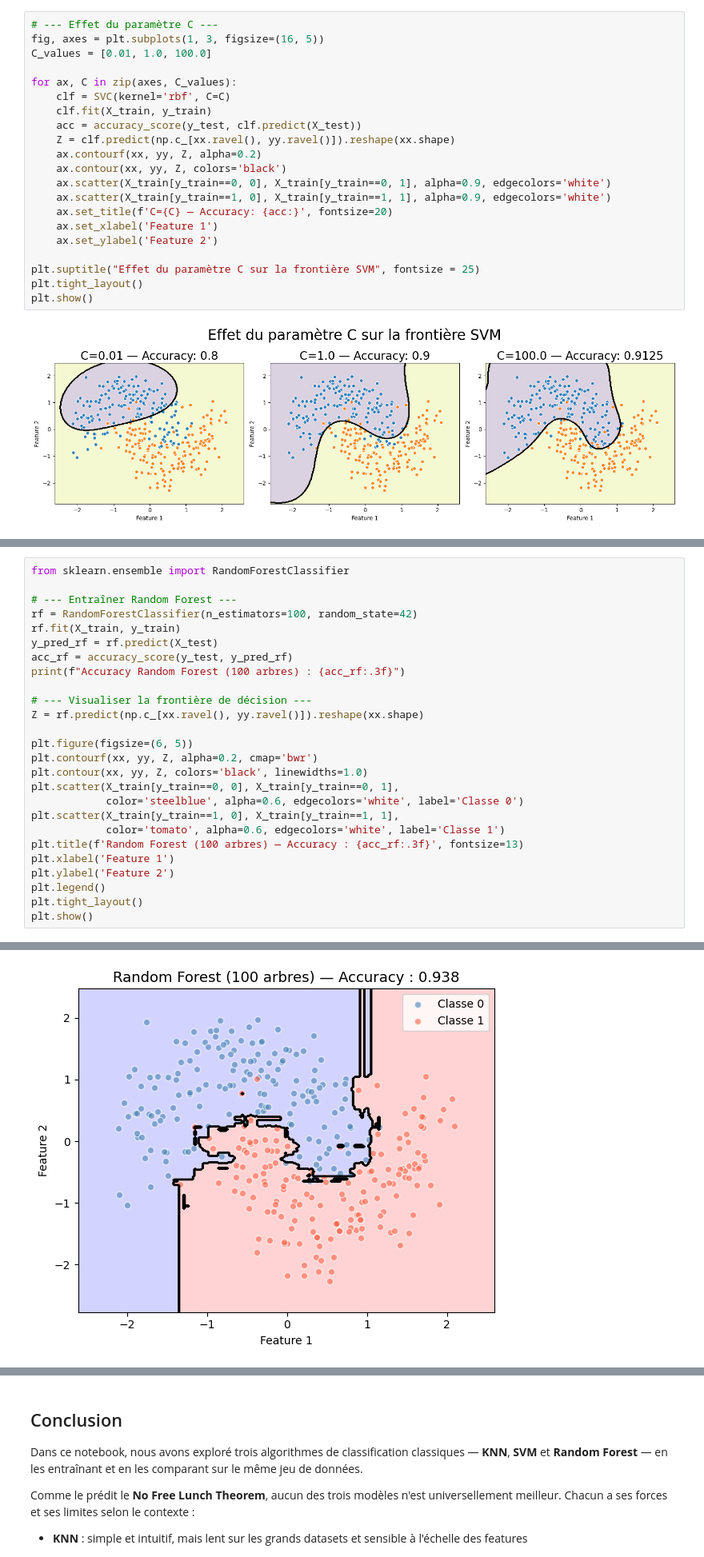
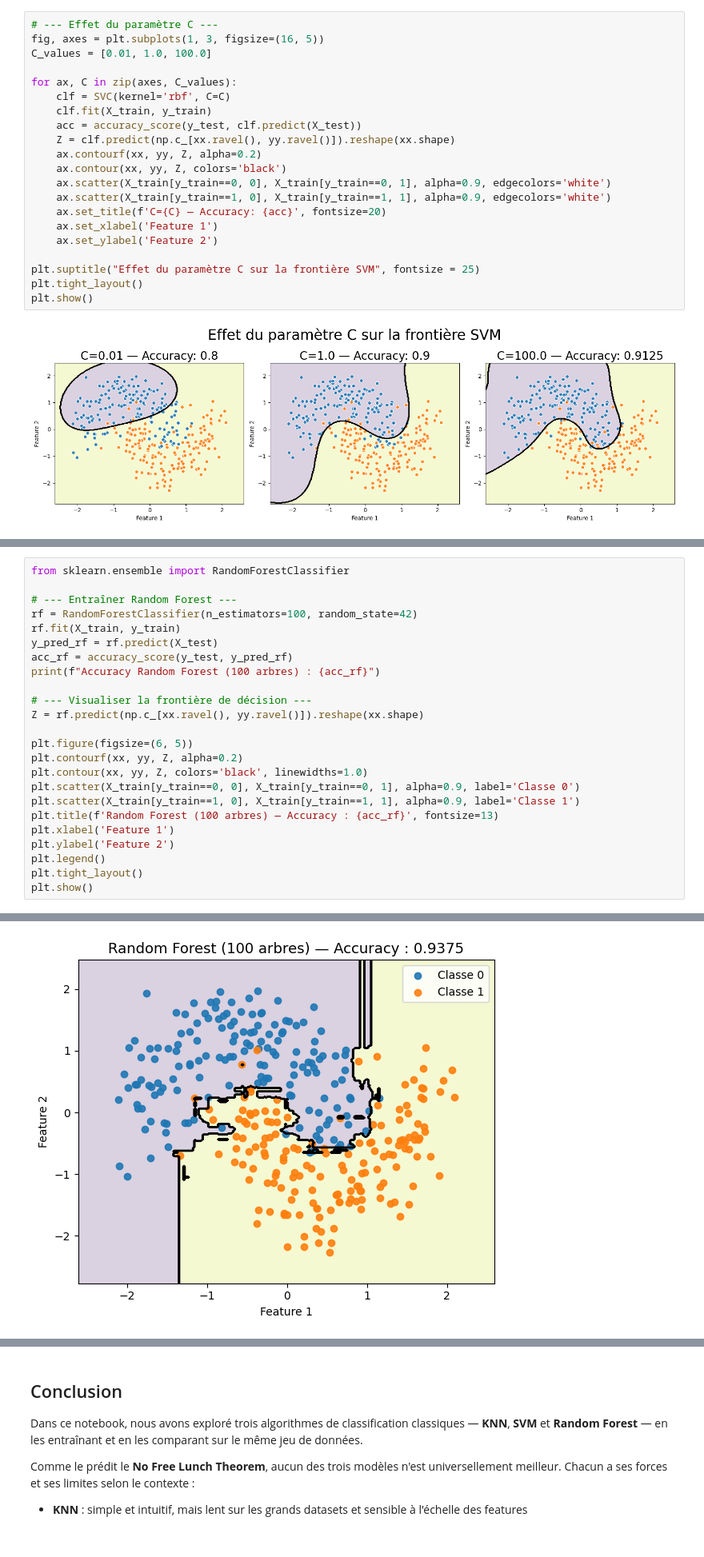
Before and after one commit to psy3019-6973-2026/BuuNguyen_Exercise_5, a Jupyter notebook: tasks/task_3/02_classificateurs.ipynb, the cells around one changed output, grey strips where cells are left out. Shown at 80% size. Saved outputs shown, nothing was run; the diff lists cells and outputs as text.

```diff
--- a/tasks/task_3/02_classificateurs.ipynb
+++ b/tasks/task_3/02_classificateurs.ipynb
@@ -273,7 +272,7 @@ for ax, C in zip(axes, C_values):
     ax.contour(xx, yy, Z, colors='black')
     ax.scatter(X_train[y_train==0, 0], X_train[y_train==0, 1], alpha=0.9, edgecolors='white')
     ax.scatter(X_train[y_train==1, 0], X_train[y_train==1, 1], alpha=0.9, edgecolors='white')
-    ax.set_title(f'C={C} — Accuracy: {acc:}', fontsize=20)
+    ax.set_title(f'C={C} — Accuracy: {acc}', fontsize=20)
     ax.set_xlabel('Feature 1')
     ax.set_ylabel('Feature 2')
 
@@ -349,19 +347,17 @@ rf = RandomForestClassifier(n_estimators=100, random_state=42)
 rf.fit(X_train, y_train)
 y_pred_rf = rf.predict(X_test)
 acc_rf = accuracy_score(y_test, y_pred_rf)
-print(f"Accuracy Random Forest (100 arbres) : {acc_rf:.3f}")
+print(f"Accuracy Random Forest (100 arbres) : {acc_rf}")
 
 # --- Visualiser la frontière de décision ---
 Z = rf.predict(np.c_[xx.ravel(), yy.ravel()]).reshape(xx.shape)
 
 plt.figure(figsize=(6, 5))
-plt.contourf(xx, yy, Z, alpha=0.2, cmap='bwr')
+plt.contourf(xx, yy, Z, alpha=0.2)
 plt.contour(xx, yy, Z, colors='black', linewidths=1.0)
-plt.scatter(X_train[y_train==0, 0], X_train[y_train==0, 1],
-            color='steelblue', alpha=0.6, edgecolors='white', label='Classe 0')
-plt.scatter(X_train[y_train==1, 0], X_train[y_train==1, 1],
-            color='tomato', alpha=0.6, edgecolors='white', label='Classe 1')
-plt.title(f'Random Forest (100 arbres) — Accuracy : {acc_rf:.3f}', fontsize=13)
+plt.scatter(X_train[y_train==0, 0], X_train[y_train==0, 1], alpha=0.9, label='Classe 0')
+plt.scatter(X_train[y_train==1, 0], X_train[y_train==1, 1], alpha=0.9, label='Classe 1')
+plt.title(f'Random Forest (100 arbres) — Accuracy : {acc_rf}', fontsize=13)
 plt.xlabel('Feature 1')
 plt.ylabel('Feature 2')
 plt.legend()
@@ -372,4 +368,4 @@ Accuracy Random Forest (100 arbres) : 0.938
-[figure, old version]
+[figure, new version]
 # %%
 # --- Effet du nombre d'arbres ---
 fig, axes = plt.subplots(1, 3, figsize=(16, 5))
```
Also changed, not shown: parts of 7 cells of this notebook.
